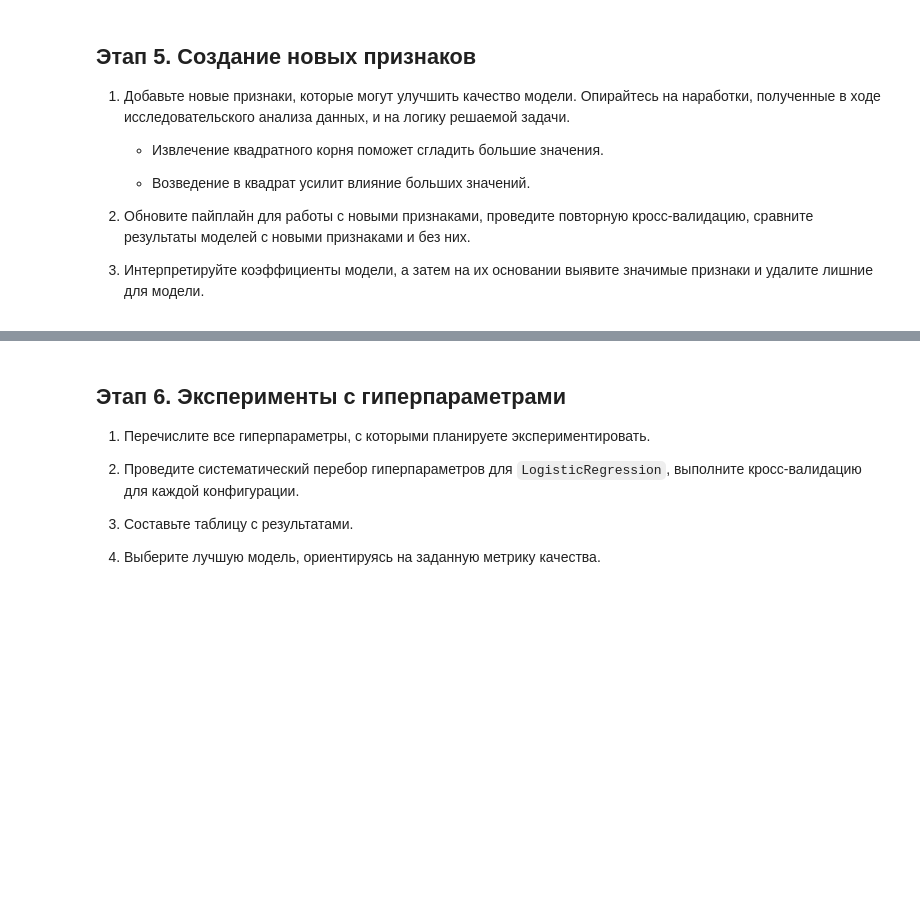
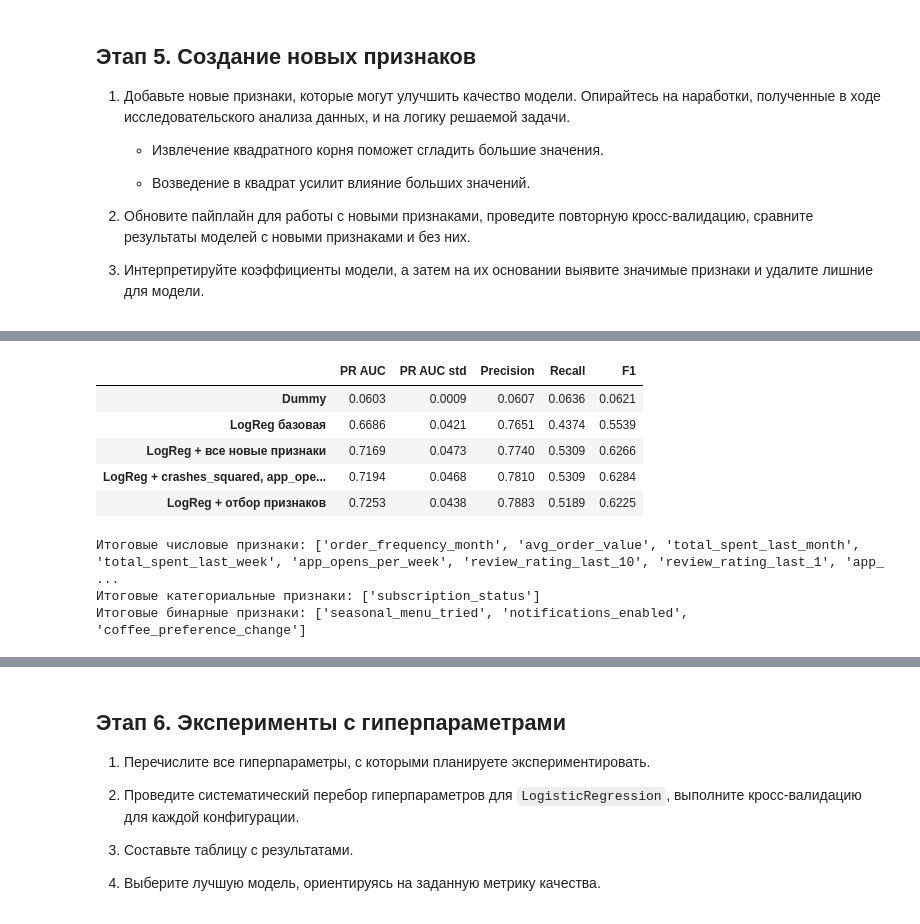
Before and after one commit to dontroublo/delivery-coffee, a Jupyter notebook: coffee_churn.ipynb, the cells around one changed output, grey strips where cells are left out. Drawn from its saved outputs; the diff is of its cells as text; code cells hidden in the pictures; blank space fills up the shorter version.

```diff
--- a/coffee_churn.ipynb
+++ b/coffee_churn.ipynb
@@ -656,0 +776,26 @@ evaluate(base_model, 'LogReg базовая')
+# %%
+weak_categorical = ['last_coffee_type', 'preferred_roast', 'milk_preference',
+                    'coffee_bean_origin', 'last_drink_size', 'seasons', 'phone_type']
+weak_numeric = ['order_frequency_week', 'median_order_value', 'days_since_last_order', 'discount_usage_rate']
+
+selected_numeric = [f for f in numeric_features if f not in weak_numeric] + useful_features
+selected_categorical = [f for f in categorical_features if f not in weak_categorical]
+selected_binary = binary_features
+
+selected_model = make_fe_model(selected_numeric, selected_categorical, selected_binary)
+evaluate(selected_model, 'LogReg + отбор признаков')
+# %% [output]
+|  | PR AUC | PR AUC std | Precision | Recall | F1 |
+| Dummy | 0.0603 | 0.0009 | 0.0607 | 0.0636 | 0.0621 |
+| LogReg базовая | 0.6686 | 0.0421 | 0.7651 | 0.4374 | 0.5539 |
+| LogReg + все новые признаки | 0.7169 | 0.0473 | 0.7740 | 0.5309 | 0.6266 |
+| LogReg + crashes_squared, app_ope... | 0.7194 | 0.0468 | 0.7810 | 0.5309 | 0.6284 |
+| LogReg + отбор признаков | 0.7253 | 0.0438 | 0.7883 | 0.5189 | 0.6225 |
+# %%
+print('Итоговые числовые признаки:', selected_numeric)
+print('Итоговые категориальные признаки:', selected_categorical)
+print('Итоговые бинарные признаки:', selected_binary)
+# %% [output]
+Итоговые числовые признаки: ['order_frequency_month', 'avg_order_value', 'total_spent_last_month', 'total_spent_last_week', 'app_opens_per_week', 'review_rating_last_10', 'review_rating_last_1', 'app_ ...
+Итоговые категориальные признаки: ['subscription_status']
+Итоговые бинарные признаки: ['seasonal_menu_tried', 'notifications_enabled', 'coffee_preference_change']
```
Also changed, not shown: parts of 6 cells of this notebook.
